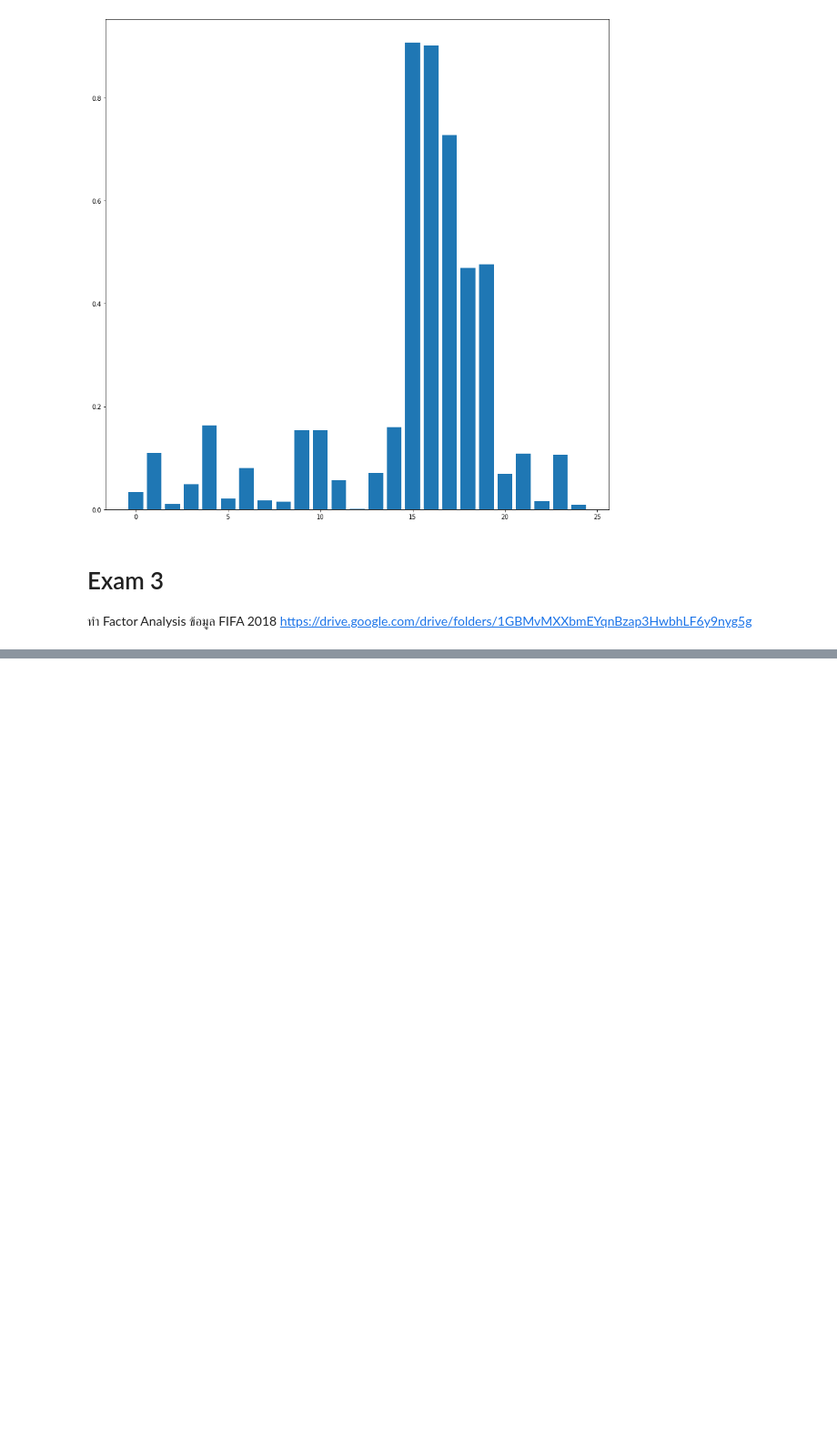
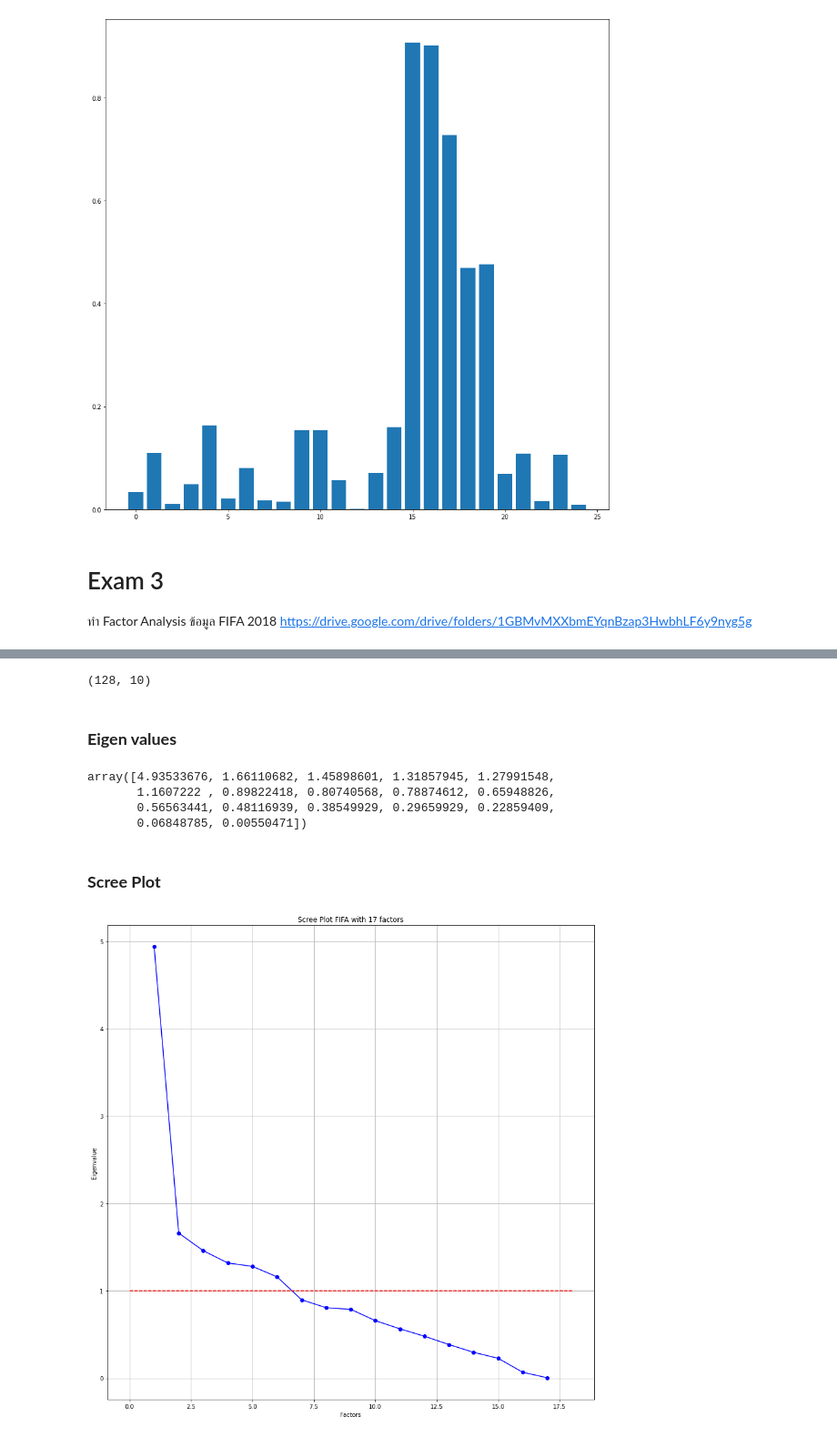
Before and after one commit to SupawadeeKhamthuy/multivariate, a Jupyter notebook: Chapter5_Factor_Analysis.ipynb, the cells around one changed output, grey strips where cells are left out. Shown: that part at 91% size. Saved outputs shown, nothing was run; the diff lists cells and outputs as text; code cells hidden in the pictures; blank space fills up the shorter version.

Commit message:
exam03

```diff
--- a/Chapter5_Factor_Analysis.ipynb
+++ b/Chapter5_Factor_Analysis.ipynb
@@ -237,0 +251,3 @@ https://drive.google.com/drive/folders/1GBMvMXXbmEYqnBzap3HwbhLF6y9nyg5g
+# %%
+exam03_dropped = exam03.iloc[:,3:20]
+exam03_dropped
@@ -237,0 +304,2 @@ https://drive.google.com/drive/folders/1GBMvMXXbmEYqnBzap3HwbhLF6y9nyg5g
+# %%
+fa = FactorAnalyzer(n_factors=10)
@@ -237,0 +310,29 @@ https://drive.google.com/drive/folders/1GBMvMXXbmEYqnBzap3HwbhLF6y9nyg5g
+# %%
+exam03_fa = fa.fit_transform(exam03_dropped)
+# %%
+exam03_fa.shape
+# %% [output]
+(128, 10)
+# %% [markdown]
+### **Eigen values**
+# %%
+ev,v = fa.get_eigenvalues()
+ev
+# %% [output]
+array([4.93533676, 1.66110682, 1.45898601, 1.31857945, 1.27991548,
+       1.1607222 , 0.89822418, 0.80740568, 0.78874612, 0.65948826,
+       0.56563441, 0.48116939, 0.38549929, 0.29659929, 0.22859409,
+       0.06848785, 0.00550471])
+# %% [markdown]
+### **Scree Plot**
+# %%
+# Create scree plot using matplotlib
+plt.plot(range(1,exam03_dropped.shape[1]+1),ev,'bo-')
+plt.plot([0,exam03_dropped.shape[1]+1],[1,1],'r--')
+plt.title('Scree Plot FIFA with 17 factors')
+plt.xlabel('Factors')
+plt.ylabel('Eigenvalue')
+plt.grid()
+plt.show()
+# %% [output]
+[figure, added]
```
Also changed, not shown: parts of 32 cells of this notebook.
